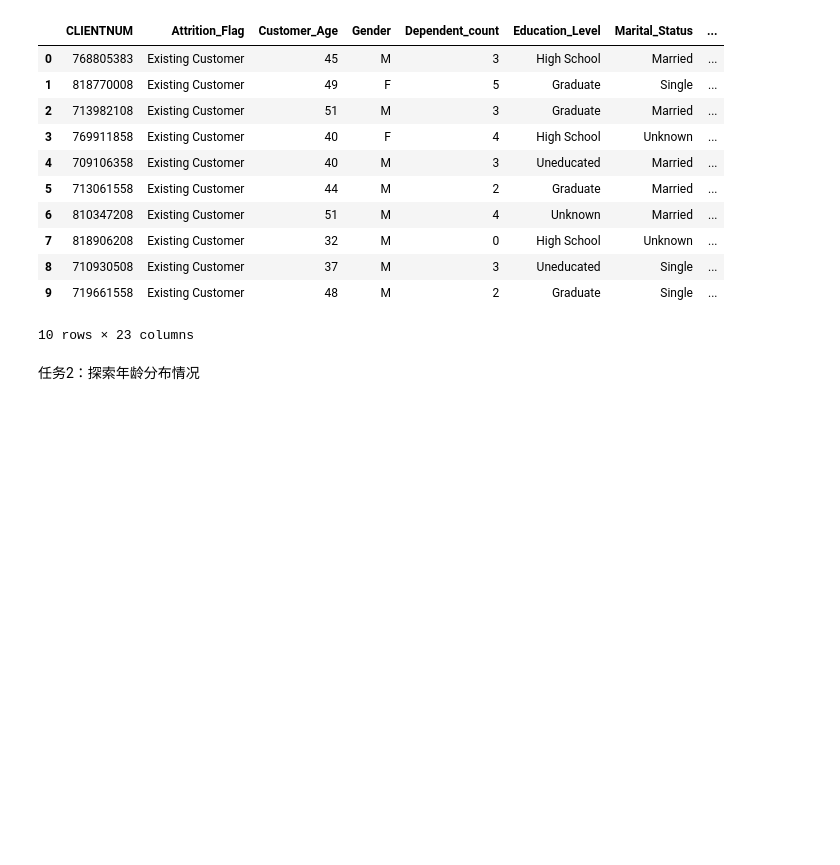
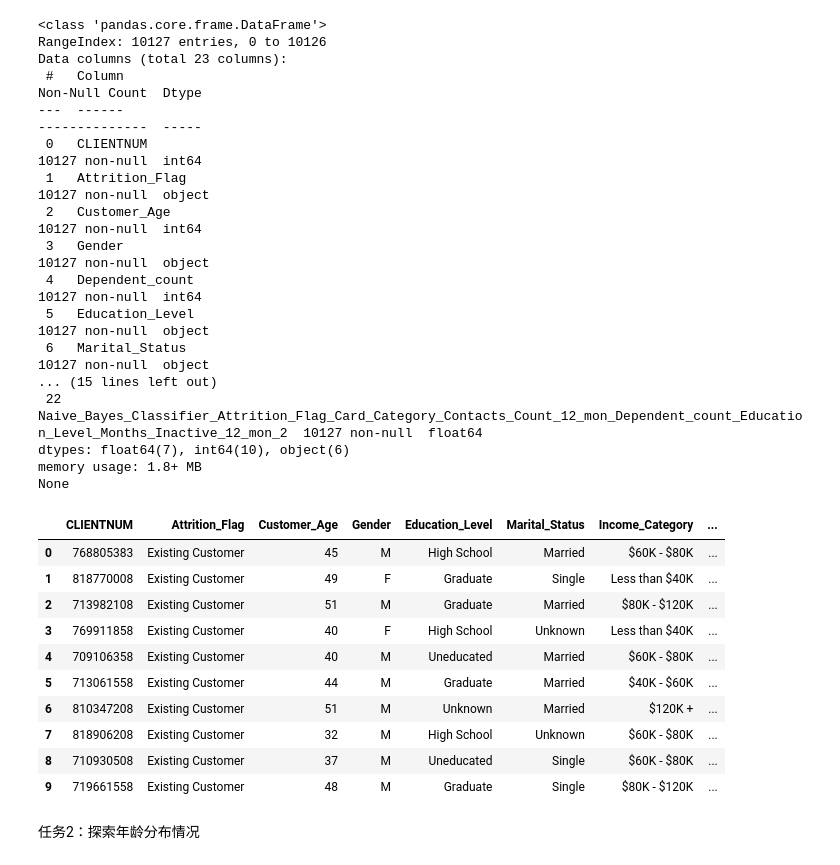
Before and after one commit to eazonshaw/python_data_analyze, a Jupyter notebook: homework.ipynb, the cells around one changed output. Drawn from its saved outputs; the diff is of its cells as text; code cells hidden in the pictures; blank space fills up the shorter version.

```diff
--- a/homework.ipynb
+++ b/homework.ipynb
@@ -35,27 +35,51 @@
 # %%
 import pandas as pd
 
 data = pd.read_csv('BankChurners.csv')
+#data.head(10)
+# 数据特征描述
+data.info()
+# 查看数据概况(5数查看)
+data.describe()
+# 缺失值检查
+data.isna().describe()
+# 重复值检查
+data['CLIENTNUM'].duplicated().describe()
+# 去除不必要的字段
+data = data.drop(columns=['Dependent_count', 'Card_Category'
+                          , 'Naive_Bayes_Classifier_Attrition_Flag_Card_Category_Contacts_Count_12_mon_Dependent_count_Education_Level_Months_Inactive_12_mon_1'
+                          , 'Naive_Bayes_Classifier_Attrition_Flag_Card_Category_Contacts_Count_12_mon_Dependent_count_Education_Level_Months_Inactive_12_mon_2'])
+# 样例数据查看
 data.head(10)
-# data.info()
-# 查看数据概况
-# data.describe()
-# 缺失值检测
-#data.isna().describe()
-# 保留要用得字段信息
 # %% [output]
+<class 'pandas.core.frame.DataFrame'>
+RangeIndex: 10127 entries, 0 to 10126
+Data columns (total 23 columns):
+ #   Column                                                                                                                              Non-Null Count  Dtype
+---  ------                                                                                                                              --------------  -----
+ 0   CLIENTNUM                                                                                                                           10127 non-null  int64
+ 1   Attrition_Flag                                                                                                                      10127 non-null  object
+ 2   Customer_Age                                                                                                                        10127 non-null  int64
+ 3   Gender                                                                                                                              10127 non-null  object
+ 4   Dependent_count                                                                                                                     10127 non-null  int64
+ 5   Education_Level                                                                                                                     10127 non-null  object
+ 6   Marital_Status                                                                                                                      10127 non-null  object
+... (15 lines left out)
+ 22  Naive_Bayes_Classifier_Attrition_Flag_Card_Category_Contacts_Count_12_mon_Dependent_count_Education_Level_Months_Inactive_12_mon_2  10127 non-null  float64
+dtypes: float64(7), int64(10), object(6)
+memory usage: 1.8+ MB
+None
-|  | CLIENTNUM | Attrition_Flag | Customer_Age | Gender | Dependent_count | Education_Level | Marital_Status | ... |
-| 0 | 768805383 | Existing Customer | 45 | M | 3 | High School | Married | ... |
-| 1 | 818770008 | Existing Customer | 49 | F | 5 | Graduate | Single | ... |
-| 2 | 713982108 | Existing Customer | 51 | M | 3 | Graduate | Married | ... |
-| 3 | 769911858 | Existing Customer | 40 | F | 4 | High School | Unknown | ... |
-| 4 | 709106358 | Existing Customer | 40 | M | 3 | Uneducated | Married | ... |
-| 5 | 713061558 | Existing Customer | 44 | M | 2 | Graduate | Married | ... |
-| 6 | 810347208 | Existing Customer | 51 | M | 4 | Unknown | Married | ... |
-| 7 | 818906208 | Existing Customer | 32 | M | 0 | High School | Unknown | ... |
-| 8 | 710930508 | Existing Customer | 37 | M | 3 | Uneducated | Single | ... |
-| 9 | 719661558 | Existing Customer | 48 | M | 2 | Graduate | Single | ... |
+|  | CLIENTNUM | Attrition_Flag | Customer_Age | Gender | Education_Level | Marital_Status | Income_Category | ... |
+| 0 | 768805383 | Existing Customer | 45 | M | High School | Married | $60K - $80K | ... |
+| 1 | 818770008 | Existing Customer | 49 | F | Graduate | Single | Less than $40K | ... |
+| 2 | 713982108 | Existing Customer | 51 | M | Graduate | Married | $80K - $120K | ... |
+| 3 | 769911858 | Existing Customer | 40 | F | High School | Unknown | Less than $40K | ... |
+| 4 | 709106358 | Existing Customer | 40 | M | Uneducated | Married | $60K - $80K | ... |
+| 5 | 713061558 | Existing Customer | 44 | M | Graduate | Married | $40K - $60K | ... |
+| 6 | 810347208 | Existing Customer | 51 | M | Unknown | Married | $120K + | ... |
+| 7 | 818906208 | Existing Customer | 32 | M | High School | Unknown | $60K - $80K | ... |
+| 8 | 710930508 | Existing Customer | 37 | M | Uneducated | Single | $60K - $80K | ... |
+| 9 | 719661558 | Existing Customer | 48 | M | Graduate | Single | $80K - $120K | ... |
-10 rows × 23 columns
 # %% [markdown]
 任务2：探索年龄分布情况
 # %%
```
Also changed, not shown: parts of 4 cells of this notebook.
